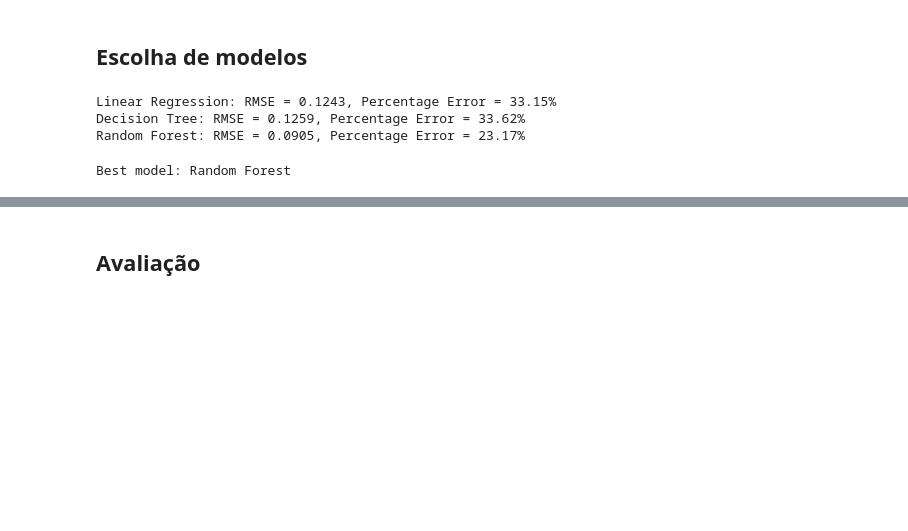
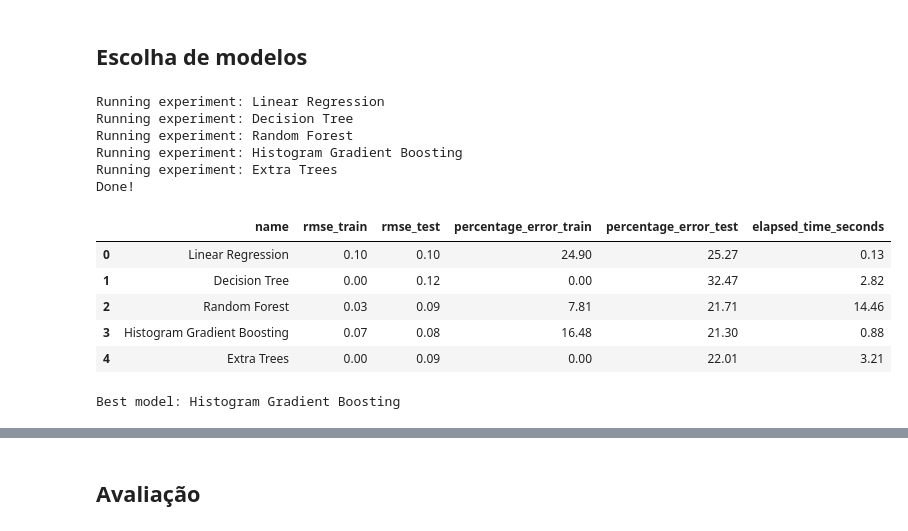
Before and after one commit to marinnagc/ml_labs_marinnagc, a Jupyter notebook: labs/01_regression/answers/task_02/notebooks/task_02.ipynb, the cells around one changed output, grey strips where cells are left out. Cells and saved outputs as stored; diff of their text form; code cells hidden in the pictures; blank space fills up the shorter version.

```diff
--- a/labs/01_regression/answers/task_02/notebooks/task_02.ipynb
+++ b/labs/01_regression/answers/task_02/notebooks/task_02.ipynb
@@ -196,28 +248,58 @@ def train_and_evaluate_model(
-# %%
-for experiment in experiments:
-    name = experiment['name']
-    model = experiment['model']
-
-    rmse = train_and_evaluate_model(
-        model,
-        X_train_val,
-        y_train_val,
-        X_test_val,
-        y_test_val,
-    )
-    percentage_error = 100.0 * (10.0**rmse - 1.0)
-
-    experiment['rmse'] = rmse
-
-    print(f'{name}: '
-          f'RMSE = {rmse:.4f}, '
-          f'Percentage Error = {percentage_error:.2f}%')
-# %% [output]
-Linear Regression: RMSE = 0.1243, Percentage Error = 33.15%
-Decision Tree: RMSE = 0.1259, Percentage Error = 33.62%
-Random Forest: RMSE = 0.0905, Percentage Error = 23.17%
+# %%
+from collections import defaultdict
+from time import perf_counter
+
+results = defaultdict(list)
+
+for experiment in experiments:
+    name = experiment['name']
+    model = experiment['model']
+
+    print(f'Running experiment: {name}')
+
+    start_time = perf_counter()
+    rmse_train, rmse_test = train_and_evaluate_model(
+        model,
+        X_train_val,
+        y_train_val,
+        X_test_val,
+        y_test_val,
+    )
+    end_time = perf_counter()
+    elapsed_time = end_time - start_time
+    percentage_error_train = 100.0 * (10.0**rmse_train - 1.0)
+    percentage_error_test = 100.0 * (10.0**rmse_test - 1.0)
+
+    experiment['rmse_train'] = rmse_train
+    experiment['rmse_test'] = rmse_test
+
+    results['name'].append(name)
+    results['rmse_train'].append(rmse_train)
+    results['rmse_test'].append(rmse_test)
+    results['percentage_error_train'].append(percentage_error_train)
+    results['percentage_error_test'].append(percentage_error_test)
+    results['elapsed_time_seconds'].append(elapsed_time)
+
+print('Done!')
+# %% [output]
+Running experiment: Linear Regression
+Running experiment: Decision Tree
+Running experiment: Random Forest
+Running experiment: Histogram Gradient Boosting
+Running experiment: Extra Trees
+Done!
+# %%
+results_df = pd.DataFrame(results)
+results_df.round(2)
+# %% [output]
+|  | name | rmse_train | rmse_test | percentage_error_train | percentage_error_test | elapsed_time_seconds |
+| 0 | Linear Regression | 0.10 | 0.10 | 24.90 | 25.27 | 0.13 |
+| 1 | Decision Tree | 0.00 | 0.12 | 0.00 | 32.47 | 2.82 |
+| 2 | Random Forest | 0.03 | 0.09 | 7.81 | 21.71 | 14.46 |
+| 3 | Histogram Gradient Boosting | 0.07 | 0.08 | 16.48 | 21.30 | 0.88 |
+| 4 | Extra Trees | 0.00 | 0.09 | 0.00 | 22.01 | 3.21 |
 # %%
-best_model = min(experiments, key=lambda x: x['rmse'])
+best_model = min(experiments, key=lambda x: x['rmse_test'])
 print(f'\nBest model: {best_model["name"]}')
 # %% [output]
-Best model: Random Forest
+Best model: Histogram Gradient Boosting
```
Also changed, not shown: parts of 14 cells of this notebook.
